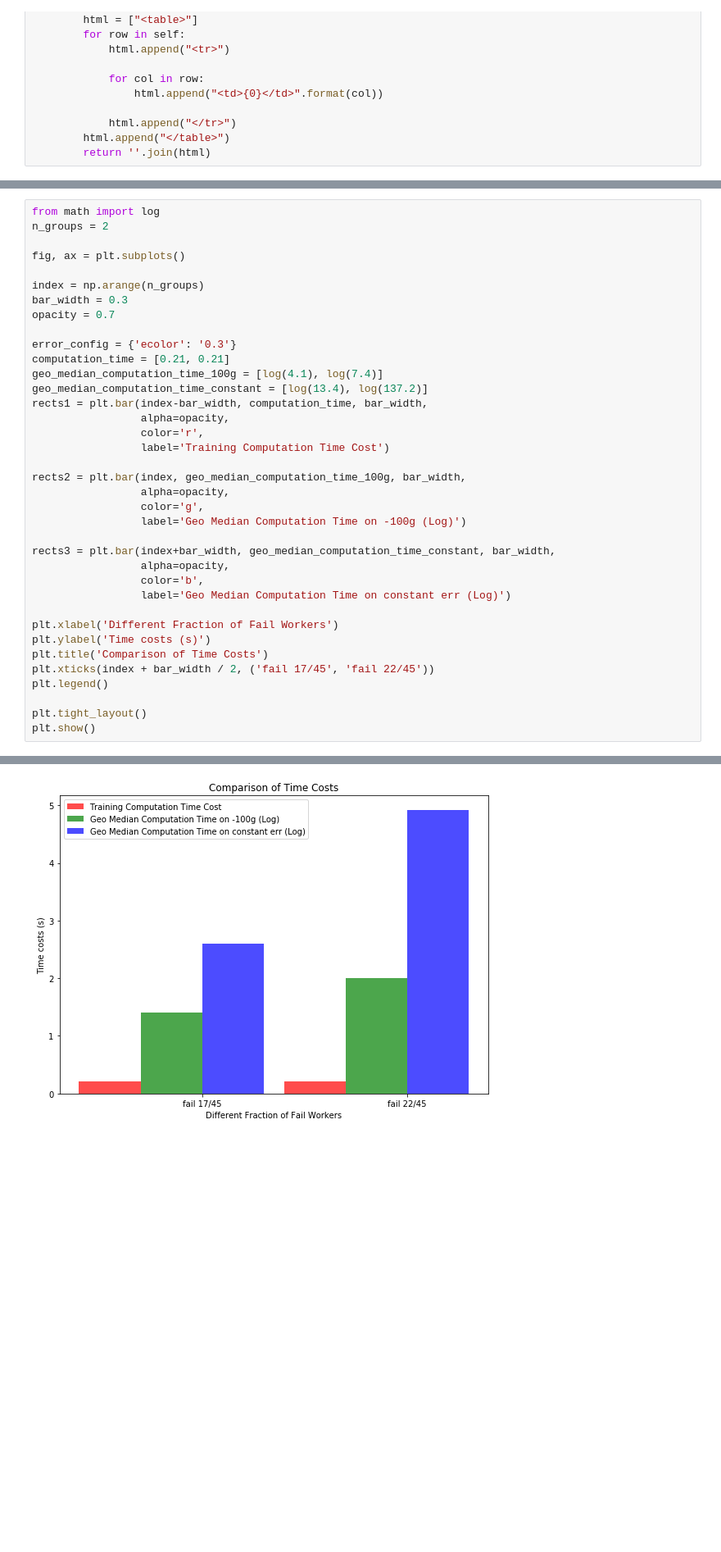
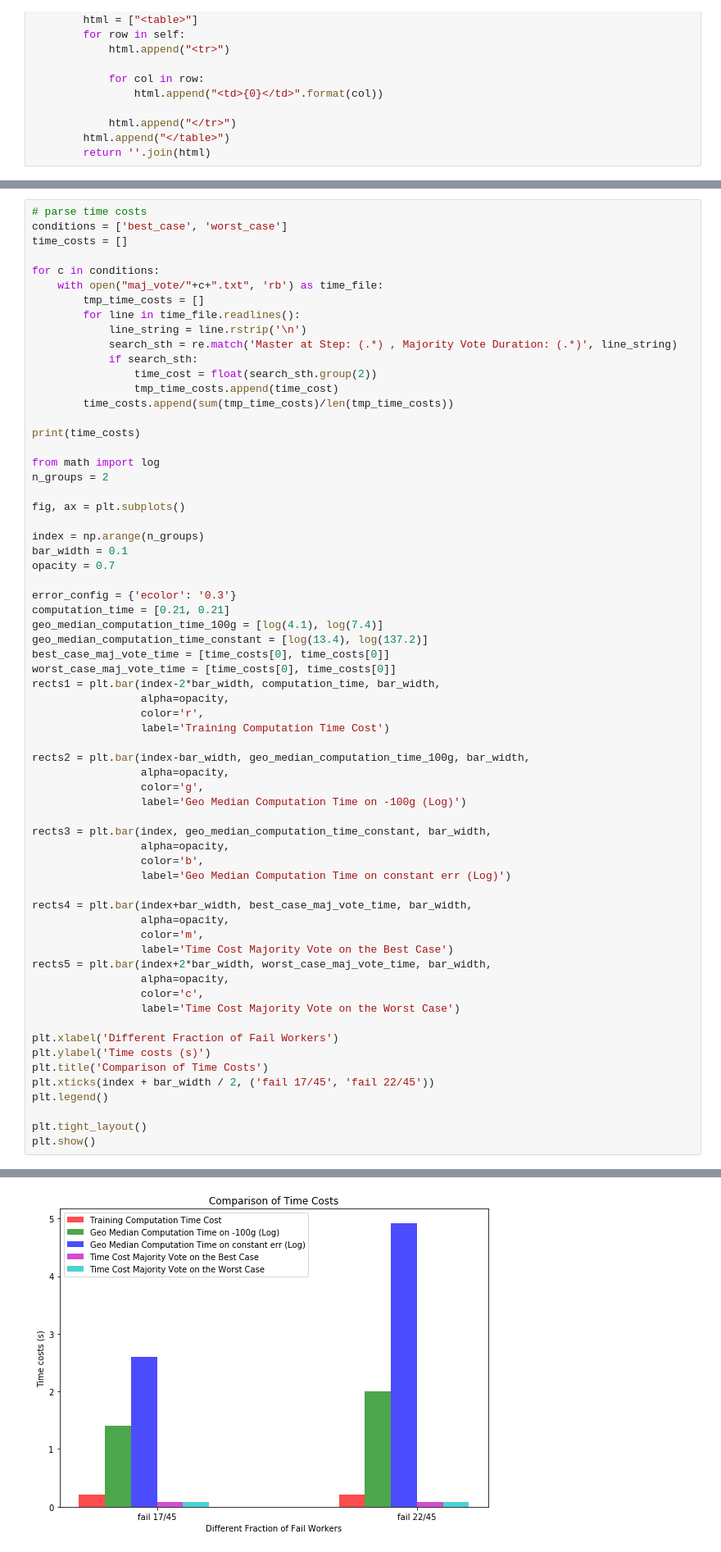
Before and after one commit to hwang595/Draco, a Jupyter notebook: analysis/geoMedian_vs_MajVote.ipynb, the cells around one changed output, grey strips where cells are left out. Shown at 82% size. Cells and saved outputs as stored; diff of their text form; blank space fills up the shorter version.

Commit message:
add maj vote results

```diff
--- a/analysis/errSimulation_and_geoMedian_verify.ipynb
+++ b/analysis/geoMedian_vs_MajVote.ipynb
@@ -198,31 +253,59 @@ table
 # %%
+# parse time costs
+conditions = ['best_case', 'worst_case']
+time_costs = []
+
+for c in conditions:
+    with open("maj_vote/"+c+".txt", 'rb') as time_file:
+        tmp_time_costs = []
+        for line in time_file.readlines():
+            line_string = line.rstrip('\n')
+            search_sth = re.match('Master at Step: (.*) , Majority Vote Duration: (.*)', line_string)
+            if search_sth:
+                time_cost = float(search_sth.group(2))
+                tmp_time_costs.append(time_cost)
+        time_costs.append(sum(tmp_time_costs)/len(tmp_time_costs))
+
+print(time_costs)
+
 from math import log
 n_groups = 2
 
 fig, ax = plt.subplots()
 
 index = np.arange(n_groups)
-bar_width = 0.3
+bar_width = 0.1
 opacity = 0.7
 
 error_config = {'ecolor': '0.3'}
 computation_time = [0.21, 0.21]
 geo_median_computation_time_100g = [log(4.1), log(7.4)]
 geo_median_computation_time_constant = [log(13.4), log(137.2)]
-rects1 = plt.bar(index-bar_width, computation_time, bar_width,
+best_case_maj_vote_time = [time_costs[0], time_costs[0]]
+worst_case_maj_vote_time = [time_costs[0], time_costs[0]]
+rects1 = plt.bar(index-2*bar_width, computation_time, bar_width,
                  alpha=opacity,
                  color='r',
                  label='Training Computation Time Cost')
 
-rects2 = plt.bar(index, geo_median_computation_time_100g, bar_width,
+rects2 = plt.bar(index-bar_width, geo_median_computation_time_100g, bar_width,
                  alpha=opacity,
                  color='g',
                  label='Geo Median Computation Time on -100g (Log)')
 
-rects3 = plt.bar(index+bar_width, geo_median_computation_time_constant, bar_width,
+rects3 = plt.bar(index, geo_median_computation_time_constant, bar_width,
                  alpha=opacity,
                  color='b',
                  label='Geo Median Computation Time on constant err (Log)')
+
+rects4 = plt.bar(index+bar_width, best_case_maj_vote_time, bar_width,
+                 alpha=opacity,
+                 color='m',
+                 label='Time Cost Majority Vote on the Best Case')
+rects5 = plt.bar(index+2*bar_width, worst_case_maj_vote_time, bar_width,
+                 alpha=opacity,
+                 color='c',
+                 label='Time Cost Majority Vote on the Worst Case')
 
 plt.xlabel('Different Fraction of Fail Workers')
 plt.ylabel('Time costs (s)')
@@ -236 +320 @@ plt.show()
-[figure, old version]
+[figure, new version]
```
Also changed, not shown: parts of 7 cells of this notebook.
